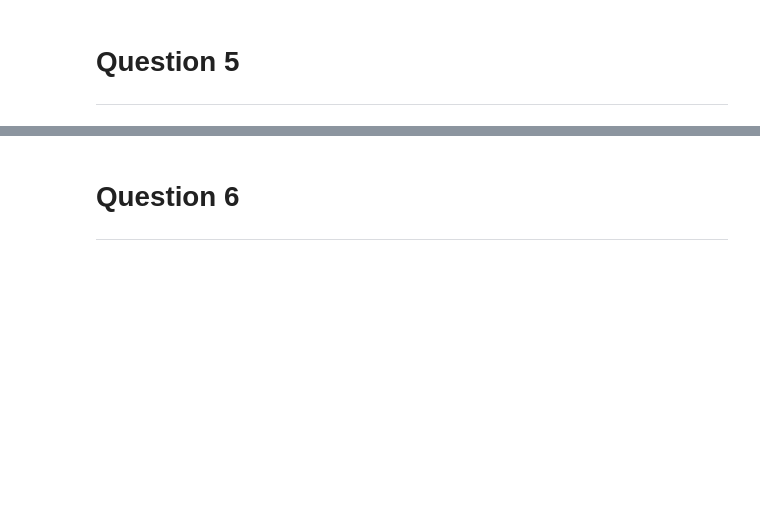
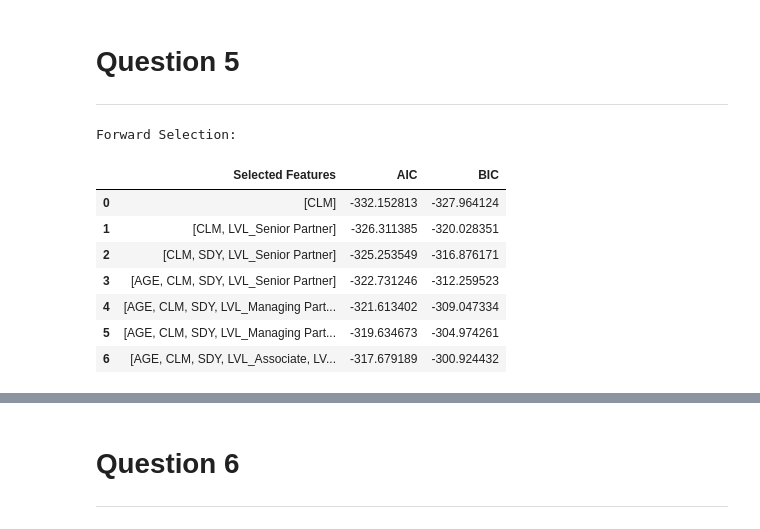
Before and after one commit to SirThaps/DAE_project, a Jupyter notebook: DAE_Assignment_ALL Q.ipynb, the cells around one changed output, grey strips where cells are left out. Drawn from its saved outputs; the diff is of its cells as text; code cells hidden in the pictures; blank space fills up the shorter version.

```diff
--- a/DAE_Assignment_ALL Q.ipynb
+++ b/DAE_Assignment_ALL Q.ipynb
@@ -210,10 +211,14 @@ X_train, X_test, y_train, y_test = train_test_split(X, y, test_size=0.3, random_
 # %% [markdown]
 ## Technique 1: Forward Selection
 # %%
+# Initialize a DataFrame with NaN values to store selected features, AIC and BIC values
+nan_values = np.full((1, 3), np.nan)
+forward_selected_features_df = pd.DataFrame(nan_values, columns=['Selected Features', 'AIC', 'BIC'])
+
 # creating the regression instance
 linear_model = LinearRegression()
 
-# creating an object for Forward Selection using R sqaured score
+# creating an object for Forward Selection using R squared score
 selection_process = SequentialFeatureSelector(linear_model, direction='forward', scoring='r2')
 
 # iterating through the features
@@ -221,17 +226,28 @@ for i in range(1, len(X_train.columns)):
     selection_process.n_features_to_select = i  # number of features for the object to select per iteration
     selection_process.fit(X_train, y_train)     # train the model
 
-
     selected_features = list(X_train.columns[selection_process.get_support()])    # return the feature(s) selected based on the R squared significance
-
 
     linear_model.fit(X_train[selected_features], y_train) # train the model using the selected feature(s)
     y_pred = linear_model.predict(X_test[selected_features]) # make prediction using test data from the selected features
     r_squared = r2_score(y_test, y_pred)    # evaluate the R squared value using the selected features
-    print(f'Iteration {i}: Selected features: {selected_features} R-squared: {r_squared:.4f}') # Display each iteration
+
+    # Calculate AIC
+    k = len(selected_features) + 1  # number of features and intercept
+    n = len(y_test)  # number of samples
+    rss = np.sum((y_test - y_pred) ** 2)  # residual sum of squares
+    aic = n * np.log(rss / n) + 2 * k  # AIC calculation
+
+    # Calculate BIC
+    bic = n * np.log(rss / n) + k * np.log(n)  # BIC calculation
+
+    # Append selected features, AIC, and BIC values to the DataFrame
+    forward_selected_features_df = pd.concat([forward_selected_features_df, pd.DataFrame({'Selected Features': [selected_features], 'AIC': [aic], 'BIC': [bic]})], ignore_index=True)
+    forward_selected_features_df = forward_selected_features_df.dropna()
+
+    print(f'Iteration {i}: Selected features: {selected_features}, R-squared: {r_squared:.4f}') # Display each iteration
 
     # Plot the error plots for each iteration
-
     errors = y_test - y_pred  # calculating the error between the predicted and the true values
 
     # the actual plots
@@ -458,3 +528,17 @@ With calculating R-squared,
 # %% [markdown]
 # Question 5
 ---
+# %%
+# Forward Selection
+print('Forward Selection:')
+forward_selected_features_df
+# %% [output]
+Forward Selection:
+|  | Selected Features | AIC | BIC |
+| 0 | [CLM] | -332.152813 | -327.964124 |
+| 1 | [CLM, LVL_Senior Partner] | -326.311385 | -320.028351 |
+| 2 | [CLM, SDY, LVL_Senior Partner] | -325.253549 | -316.876171 |
+| 3 | [AGE, CLM, SDY, LVL_Senior Partner] | -322.731246 | -312.259523 |
+| 4 | [AGE, CLM, SDY, LVL_Managing Part... | -321.613402 | -309.047334 |
+| 5 | [AGE, CLM, SDY, LVL_Managing Part... | -319.634673 | -304.974261 |
+| 6 | [AGE, CLM, SDY, LVL_Associate, LV... | -317.679189 | -300.924432 |
```
Also changed, not shown: parts of 12 cells of this notebook.
